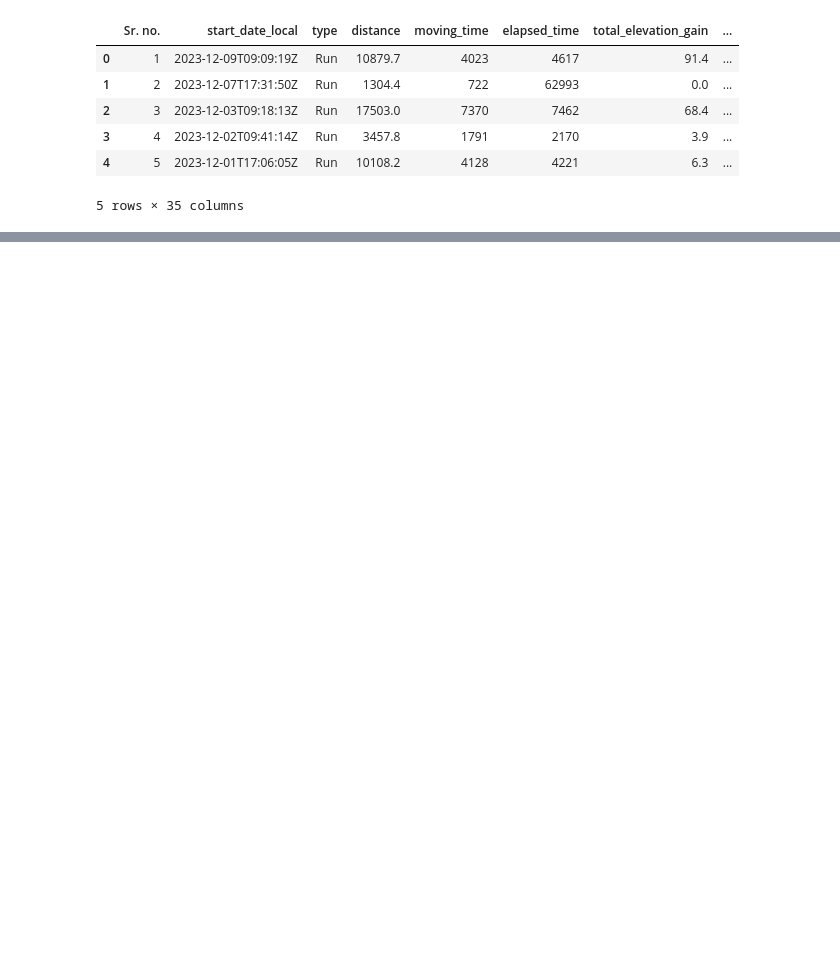
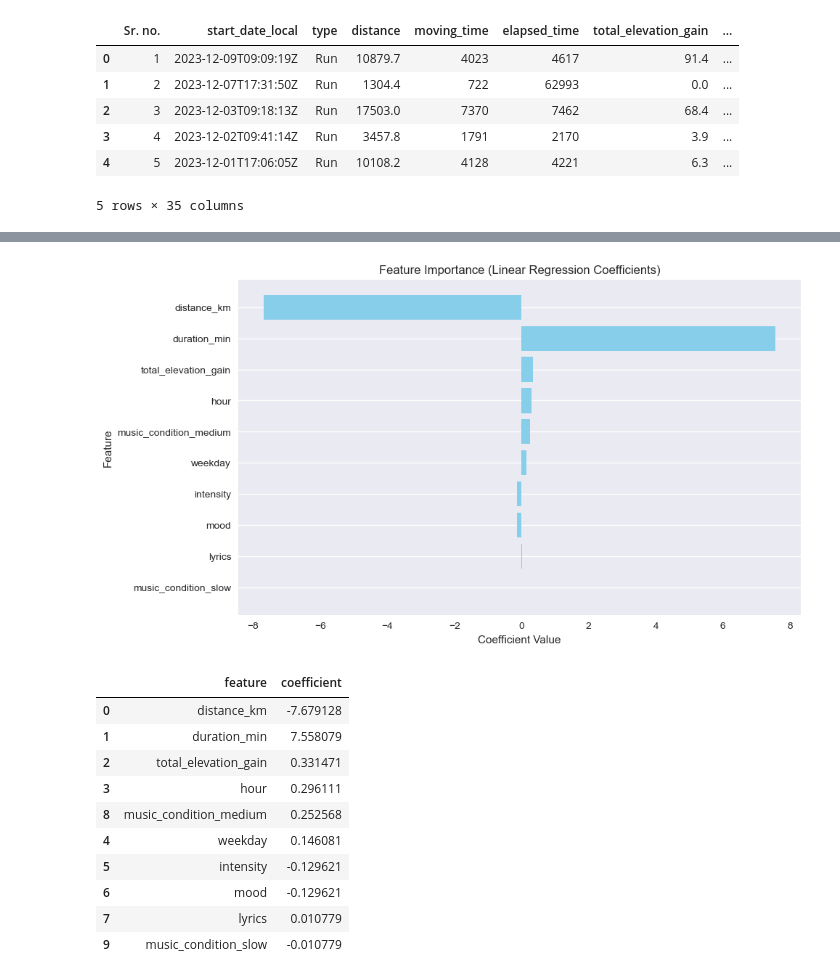
Before and after one commit to jainatharva21/FitBeat, a Jupyter notebook: performance_analysis.ipynb, the cells around one changed output, grey strips where cells are left out. Drawn from its saved outputs; the diff is of its cells as text; code cells hidden in the pictures; blank space fills up the shorter version.

```diff
--- a/performance_analysis.ipynb
+++ b/performance_analysis.ipynb
@@ -65,0 +246,35 @@ Full X: (98, 18)
+# %%
+# Build coefficient table
+feature_names = x_train_music.columns
+coefficients = best_model.coef_
+
+coef_df = pd.DataFrame({
+    "feature": feature_names,
+    "coefficient": coefficients
+}).sort_values("coefficient", key=abs, ascending=False)
+
+# Plot
+plt.figure(figsize=(10, 6))
+plt.barh(coef_df["feature"], coef_df["coefficient"], color="skyblue")
+plt.gca().invert_yaxis()
+
+plt.title("Feature Importance (Linear Regression Coefficients)")
+plt.xlabel("Coefficient Value")
+plt.ylabel("Feature")
+plt.grid(axis="x")
+plt.show()
+
+coef_df
+# %% [output]
+[figure, added]
+|  | feature | coefficient |
+| 0 | distance_km | -7.679128 |
+| 1 | duration_min | 7.558079 |
+| 2 | total_elevation_gain | 0.331471 |
+| 3 | hour | 0.296111 |
+| 8 | music_condition_medium | 0.252568 |
+| 4 | weekday | 0.146081 |
+| 5 | intensity | -0.129621 |
+| 6 | mood | -0.129621 |
+| 7 | lyrics | 0.010779 |
+| 9 | music_condition_slow | -0.010779 |
```
Also changed, not shown: parts of 13 cells of this notebook.
